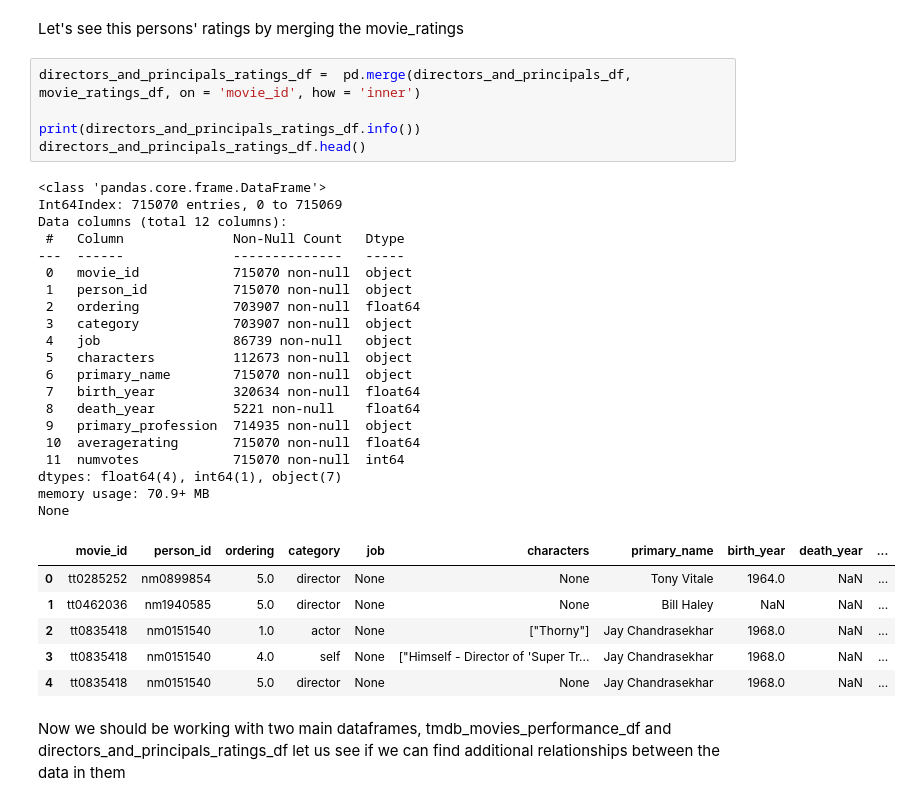
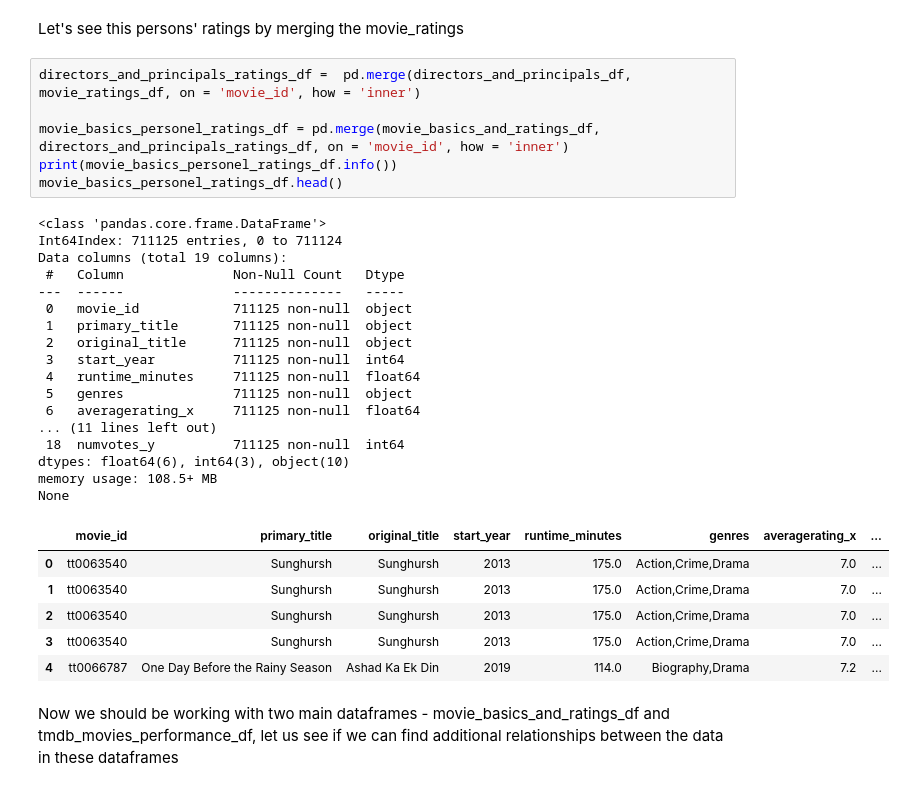
Before and after one commit to MMJGGR/Phase_1_Project, a Jupyter notebook: index.ipynb, the cells around one changed output. Saved outputs shown, nothing was run; the diff lists cells and outputs as text.

Commit message:
two cleaner dataframes

```diff
--- a/index.ipynb
+++ b/index.ipynb
@@ -532,37 +531,35 @@ Let's see this persons' ratings by merging the movie_ratings
 # %%
 directors_and_principals_ratings_df =  pd.merge(directors_and_principals_df, movie_ratings_df, on = 'movie_id', how = 'inner')
 
-print(directors_and_principals_ratings_df.info())
-directors_and_principals_ratings_df.head()
+movie_basics_personel_ratings_df = pd.merge(movie_basics_and_ratings_df, directors_and_principals_ratings_df, on = 'movie_id', how = 'inner')
+print(movie_basics_personel_ratings_df.info())
+movie_basics_personel_ratings_df.head()
 # %% [output]
 <class 'pandas.core.frame.DataFrame'>
-Int64Index: 715070 entries, 0 to 715069
-Data columns (total 12 columns):
+Int64Index: 711125 entries, 0 to 711124
+Data columns (total 19 columns):
  #   Column              Non-Null Count   Dtype
 ---  ------              --------------   -----
- 0   movie_id            715070 non-null  object
- 1   person_id           715070 non-null  object
- 2   ordering            703907 non-null  float64
- 3   category            703907 non-null  object
- 4   job                 86739 non-null   object
- 5   characters          112673 non-null  object
- 6   primary_name        715070 non-null  object
- 7   birth_year          320634 non-null  float64
- 8   death_year          5221 non-null    float64
- 9   primary_profession  714935 non-null  object
- 10  averagerating       715070 non-null  float64
- 11  numvotes            715070 non-null  int64
-dtypes: float64(4), int64(1), object(7)
-memory usage: 70.9+ MB
+ 0   movie_id            711125 non-null  object
+ 1   primary_title       711125 non-null  object
+ 2   original_title      711125 non-null  object
+ 3   start_year          711125 non-null  int64
+ 4   runtime_minutes     711125 non-null  float64
+ 5   genres              711125 non-null  object
+ 6   averagerating_x     711125 non-null  float64
+... (11 lines left out)
+ 18  numvotes_y          711125 non-null  int64
+dtypes: float64(6), int64(3), object(10)
+memory usage: 108.5+ MB
 None
-|  | movie_id | person_id | ordering | category | job | characters | primary_name | birth_year | death_year | ... |
-| 0 | tt0285252 | nm0899854 | 5.0 | director | None | None | Tony Vitale | 1964.0 | NaN | ... |
-| 1 | tt0462036 | nm1940585 | 5.0 | director | None | None | Bill Haley | NaN | NaN | ... |
-| 2 | tt0835418 | nm0151540 | 1.0 | actor | None | ["Thorny"] | Jay Chandrasekhar | 1968.0 | NaN | ... |
-| 3 | tt0835418 | nm0151540 | 4.0 | self | None | ["Himself - Director of 'Super Tr... | Jay Chandrasekhar | 1968.0 | NaN | ... |
-| 4 | tt0835418 | nm0151540 | 5.0 | director | None | None | Jay Chandrasekhar | 1968.0 | NaN | ... |
+|  | movie_id | primary_title | original_title | start_year | runtime_minutes | genres | averagerating_x | ... |
+| 0 | tt0063540 | Sunghursh | Sunghursh | 2013 | 175.0 | Action,Crime,Drama | 7.0 | ... |
+| 1 | tt0063540 | Sunghursh | Sunghursh | 2013 | 175.0 | Action,Crime,Drama | 7.0 | ... |
+| 2 | tt0063540 | Sunghursh | Sunghursh | 2013 | 175.0 | Action,Crime,Drama | 7.0 | ... |
+| 3 | tt0063540 | Sunghursh | Sunghursh | 2013 | 175.0 | Action,Crime,Drama | 7.0 | ... |
+| 4 | tt0066787 | One Day Before the Rainy Season | Ashad Ka Ek Din | 2019 | 114.0 | Biography,Drama | 7.2 | ... |
 # %% [markdown]
-Now we should be working with two main dataframes, tmdb_movies_performance_df and directors_and_principals_ratings_df let us see if we can find additional relationships between the data in them
+Now we should be working with two main dataframes - movie_basics_and_ratings_df and tmdb_movies_performance_df, let us see if we can find additional relationships between the data in these dataframes
 # %%
 print(tmdb_movies_performance_df.info())
 tmdb_movies_performance_df.head()
```
Also changed, not shown: parts of 4 cells of this notebook.
